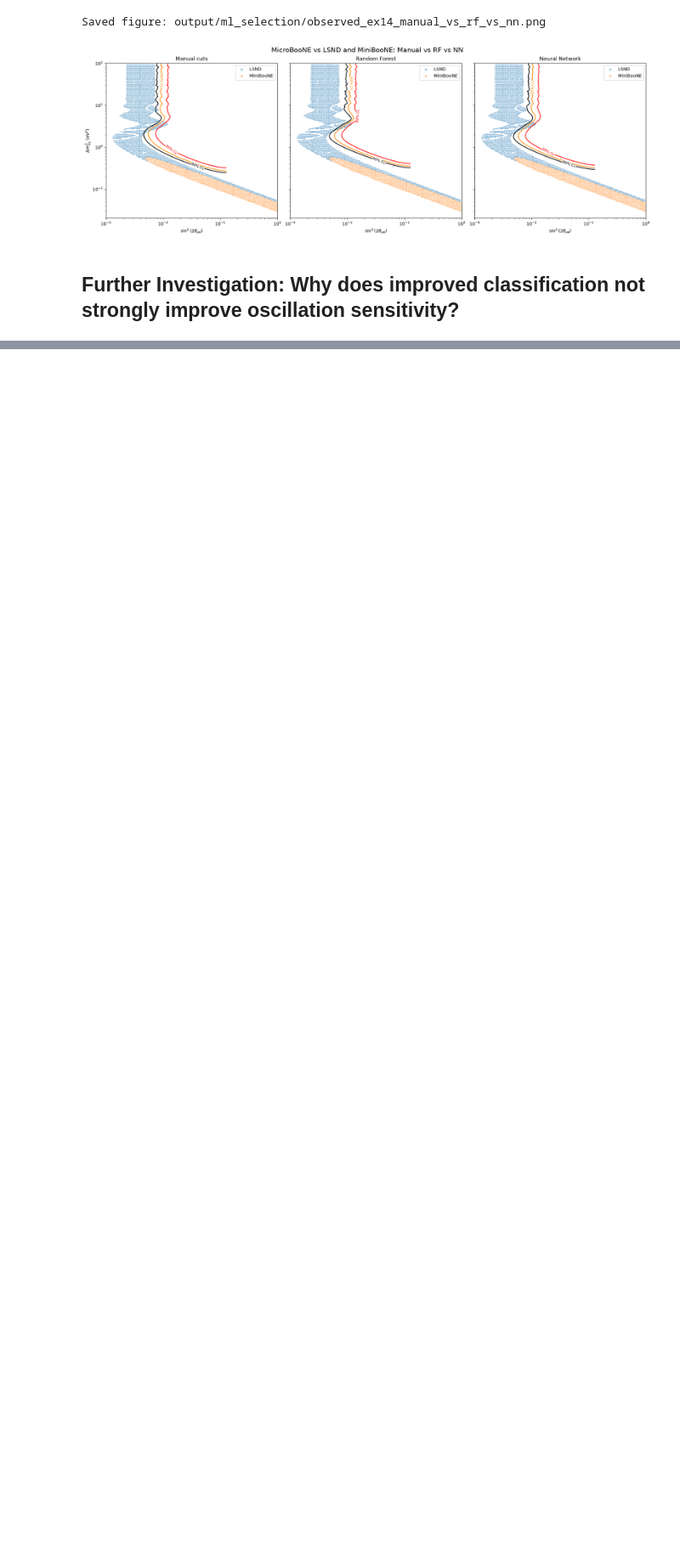
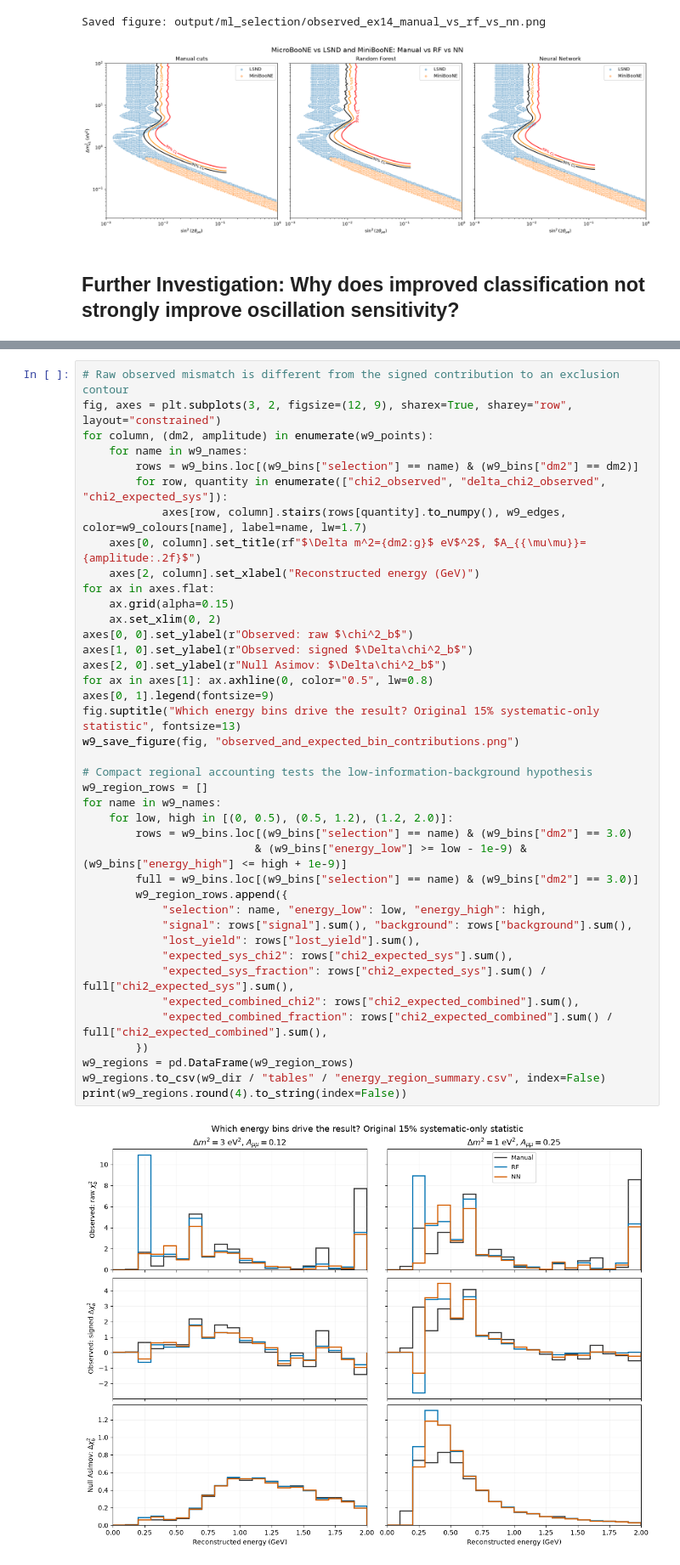
Before and after one commit to CanonicaliTY/uboone_lab_student_copy, a Jupyter notebook: ML_selection.ipynb, the cells around one changed output, grey strips where cells are left out. Shown at 85% size. Saved outputs shown, nothing was run; the diff lists cells and outputs as text; blank space fills up the shorter version.

```diff
--- a/ML_selection.ipynb
+++ b/ML_selection.ipynb
@@ -1107,0 +1598,42 @@ Saved figure: output/ml_selection/observed_ex14_manual_vs_rf_vs_nn.png
+# %%
+# Raw observed mismatch is different from the signed contribution to an exclusion contour
+fig, axes = plt.subplots(3, 2, figsize=(12, 9), sharex=True, sharey="row", layout="constrained")
+for column, (dm2, amplitude) in enumerate(w9_points):
+    for name in w9_names:
+        rows = w9_bins.loc[(w9_bins["selection"] == name) & (w9_bins["dm2"] == dm2)]
+        for row, quantity in enumerate(["chi2_observed", "delta_chi2_observed", "chi2_expected_sys"]):
+            axes[row, column].stairs(rows[quantity].to_numpy(), w9_edges, color=w9_colours[name], label=name, lw=1.7)
+    axes[0, column].set_title(rf"$\Delta m^2={dm2:g}$ eV$^2$, $A_{{\mu\mu}}={amplitude:.2f}$")
+    axes[2, column].set_xlabel("Reconstructed energy (GeV)")
+for ax in axes.flat:
+    ax.grid(alpha=0.15)
+    ax.set_xlim(0, 2)
+axes[0, 0].set_ylabel(r"Observed: raw $\chi^2_b$")
+axes[1, 0].set_ylabel(r"Observed: signed $\Delta\chi^2_b$")
+axes[2, 0].set_ylabel(r"Null Asimov: $\Delta\chi^2_b$")
+for ax in axes[1]: ax.axhline(0, color="0.5", lw=0.8)
+axes[0, 1].legend(fontsize=9)
+fig.suptitle("Which energy bins drive the result? Original 15% systematic-only statistic", fontsize=13)
+w9_save_figure(fig, "observed_and_expected_bin_contributions.png")
+
+# Compact regional accounting tests the low-information-background hypothesis
+w9_region_rows = []
+for name in w9_names:
+    for low, high in [(0, 0.5), (0.5, 1.2), (1.2, 2.0)]:
+        rows = w9_bins.loc[(w9_bins["selection"] == name) & (w9_bins["dm2"] == 3.0)
+                          & (w9_bins["energy_low"] >= low - 1e-9) & (w9_bins["energy_high"] <= high + 1e-9)]
+        full = w9_bins.loc[(w9_bins["selection"] == name) & (w9_bins["dm2"] == 3.0)]
+        w9_region_rows.append({
+            "selection": name, "energy_low": low, "energy_high": high,
+            "signal": rows["signal"].sum(), "background": rows["background"].sum(),
+            "lost_yield": rows["lost_yield"].sum(),
+            "expected_sys_chi2": rows["chi2_expected_sys"].sum(),
+            "expected_sys_fraction": rows["chi2_expected_sys"].sum() / full["chi2_expected_sys"].sum(),
+            "expected_combined_chi2": rows["chi2_expected_combined"].sum(),
+            "expected_combined_fraction": rows["chi2_expected_combined"].sum() / full["chi2_expected_combined"].sum(),
+        })
+w9_regions = pd.DataFrame(w9_region_rows)
+w9_regions.to_csv(w9_dir / "tables" / "energy_region_summary.csv", index=False)
+print(w9_regions.round(4).to_string(index=False))
+# %% [output]
+[figure, added]
```
Also changed, not shown: parts of 19 cells of this notebook, 21 other files.
